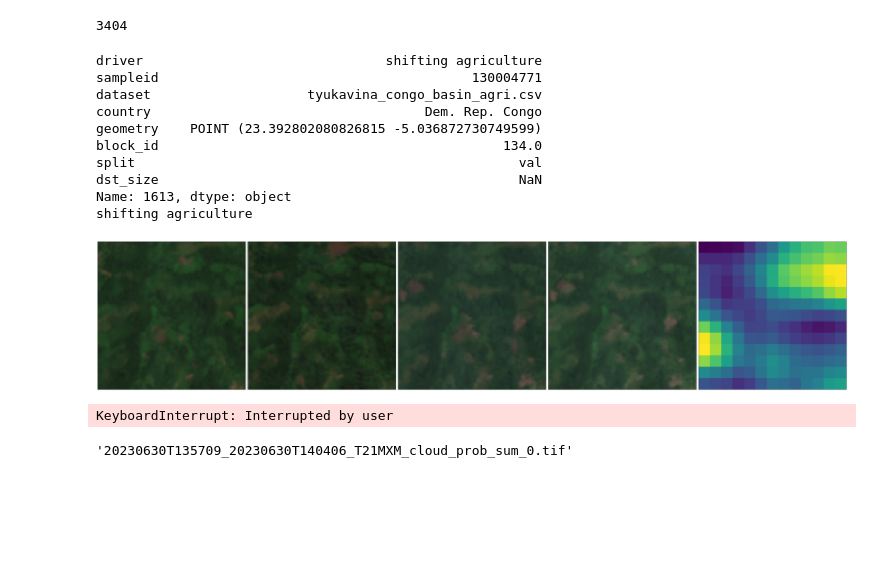
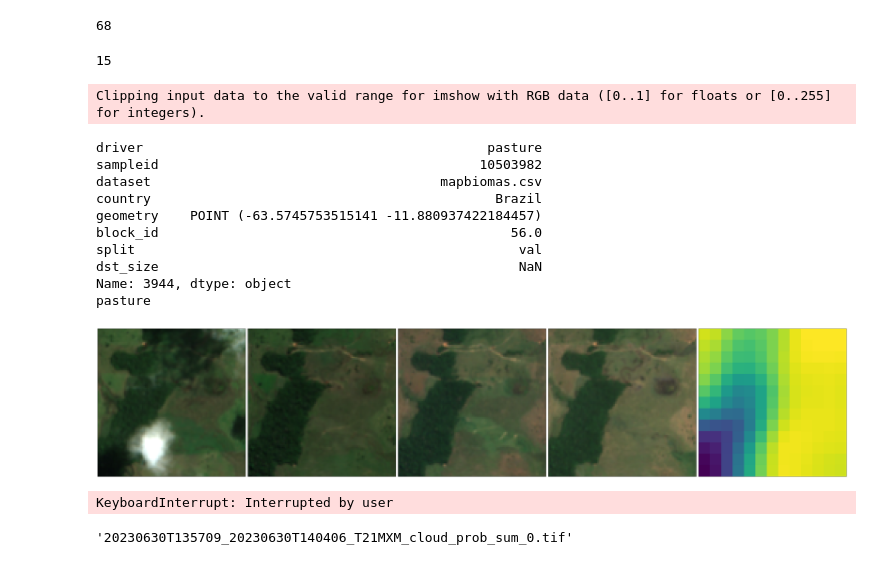
Before and after one commit to janpisl/location-encoding, a Jupyter notebook: notebooks/ISPRS-class-examples.ipynb, the cells around one changed output. Saved outputs shown, nothing was run; the diff lists cells and outputs as text; code cells hidden in the pictures; blank space fills up the shorter version.

```diff
--- a/notebooks/ISPRS-class-examples.ipynb
+++ b/notebooks/ISPRS-class-examples.ipynb
@@ -40,6 +40,7 @@ inverse_label_mapping = {value : key for key, value in LABEL_MAPPING.items()}
 
 np.set_printoptions(suppress=True)
 # %%
+wandb_id = 'rv6m9iyn'
 device = 'cuda'
 
 model_dir = os.path.join('../models_trained', wandb_id)
@@ -63,3 +66,7 @@ val_dl = dataloaders['val']
+# %%
+len(tmp.country.unique())
+# %% [output]
+68
 # %%
 forestloss_dir = '../../Vancutsem_yearloss'
 tmf_extent = get_tiles_as_gdf(forestloss_dir)
@@ -111,54 +118,58 @@ def plot_images_with_tmf(data, tmf, label, figsize=(16,16)):
     fig.tight_layout()
     plt.show()
 # %%
+len(val_dl.dataset.img_labels.country.unique())
 # %% [output]
-3404
+15
 # %%
 while True:
     row = val_dl.dataset.img_labels.sample(1).iloc[0]
-    if row.driver in ['coffee', 'soy', 'rubber', 'pasture', 'mining', 'palm oil','cocoa' ]:
+    if row.driver != 'pasture':
         continue
+    #if row.driver in ['coffee', 'soy', 'rubber', 'pasture', 'mining', 'palm oil','cocoa' ]:
+    #    continue
 
     idx = row.name
 
     print(row)
     x, label = val_dl.dataset.__getitem__(idx)
     ts, loc, expansion_rates, forestloss = x
     _ts, _loc, _expansion_rates, _forestloss = ts.unsqueeze(0).to(device), loc.unsqueeze(0).to(device), expansion_rates.unsqueeze(0).to(device), forestloss.unsqueeze(0).to(device)
 
     y_hat = model(_ts, _loc, _expansion_rates, _forestloss)
     y_hat = F.softmax(y_hat, dim=1).detach().cpu().numpy().squeeze()
 
     ratessss = np.around(expansion_rates.numpy(),decimals=2)
     predssss = np.around(y_hat,decimals=3)
     rates = {}
     preds = {}
     for i, key in enumerate(LABEL_MAPPING.keys()):
         rates[key] = ratessss[i]
         preds[key] = predssss[i]
 
 
 
     #pprint.pprint(rates)
     #print()
     #pprint.pprint(preds)
 
 
     plot_images_with_tmf(ts, forestloss, label= inverse_label_mapping[label], figsize=(50,15))
 
     _waitforinput = input()
 
     clear_output(wait=True)
 # %% [output]
-driver                               shifting agriculture
-sampleid                                        130004771
-dataset                    tyukavina_congo_basin_agri.csv
-country                                   Dem. Rep. Congo
-geometry    POINT (23.392802080826815 -5.036872730749599)
-block_id                                            134.0
-split                                                 val
-dst_size                                              NaN
-Name: 1613, dtype: object
-shifting agriculture
+Clipping input data to the valid range for imshow with RGB data ([0..1] for floats or [0..255] for integers).
+driver                                            pasture
+sampleid                                         10503982
+dataset                                     mapbiomas.csv
+country                                            Brazil
+geometry    POINT (-63.5745753515141 -11.880937422184457)
+block_id                                             56.0
+split                                                 val
+dst_size                                              NaN
+Name: 3944, dtype: object
+pasture
-[figure, old version]
+[figure, new version]
-KeyboardInterrupt: Interrupted by user
+KeyboardInterrupt: Interrupted by user
```
Also changed, not shown: parts of 5 cells of this notebook, 7 other files.
